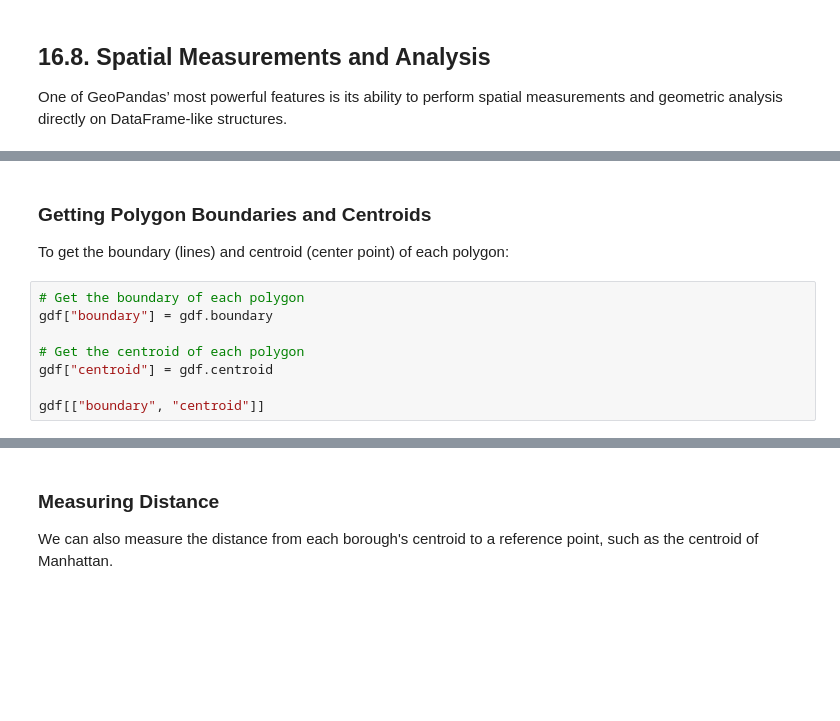
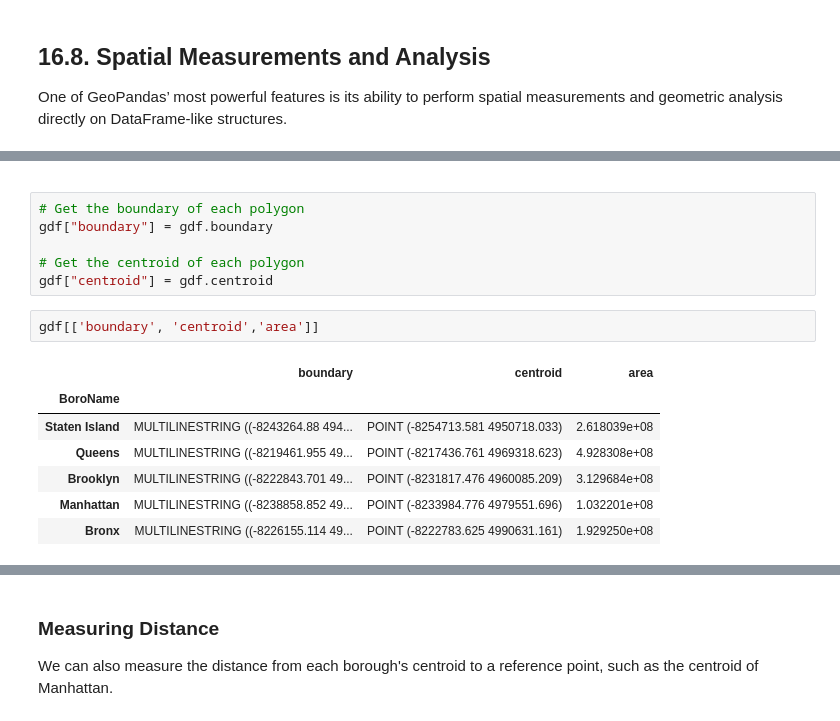
Before and after one commit to wajideveloper/MyGISPythonCourse, a Jupyter notebook: geospatial/geopandas.ipynb, the cells around one changed output, grey strips where cells are left out. Cells and saved outputs as stored; diff of their text form; blank space fills up the shorter version.

```diff
--- a/geospatial/geopandas.ipynb
+++ b/geospatial/geopandas.ipynb
@@ -168,12 +195,20 @@ gdf
 # %% [markdown]
-### Getting Polygon Boundaries and Centroids
+<!-- ### Getting Polygon Boundaries and Centroids
 
-To get the boundary (lines) and centroid (center point) of each polygon:
+To get the boundary (lines) and centroid (center point) of each polygon: -->
 # %%
 # Get the boundary of each polygon
 gdf["boundary"] = gdf.boundary
 
 # Get the centroid of each polygon
 gdf["centroid"] = gdf.centroid
-
-gdf[["boundary", "centroid"]]
+# %%
+gdf[['boundary', 'centroid','area']]
+# %% [output]
+|  | boundary | centroid | area |
+| BoroName |  |  |  |
+| Staten Island | MULTILINESTRING ((-8243264.88 494... | POINT (-8254713.581 4950718.033) | 2.618039e+08 |
+| Queens | MULTILINESTRING ((-8219461.955 49... | POINT (-8217436.761 4969318.623) | 4.928308e+08 |
+| Brooklyn | MULTILINESTRING ((-8222843.701 49... | POINT (-8231817.476 4960085.209) | 3.129684e+08 |
+| Manhattan | MULTILINESTRING ((-8238858.852 49... | POINT (-8233984.776 4979551.696) | 1.032201e+08 |
+| Bronx | MULTILINESTRING ((-8226155.114 49... | POINT (-8222783.625 4990631.161) | 1.929250e+08 |
```
Also changed, not shown: parts of 16 cells of this notebook.
